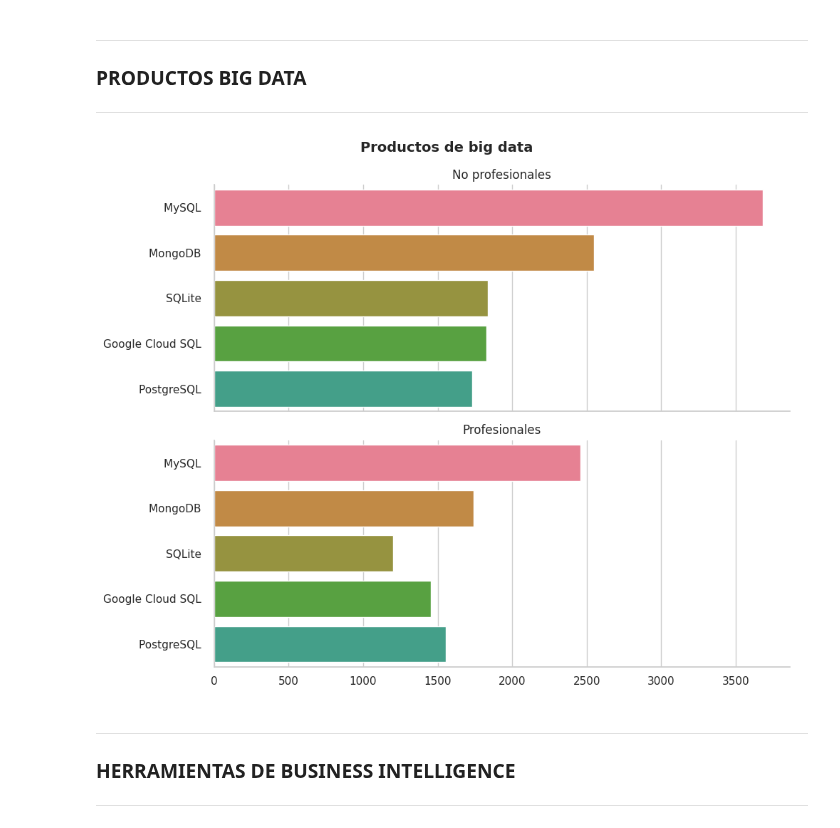
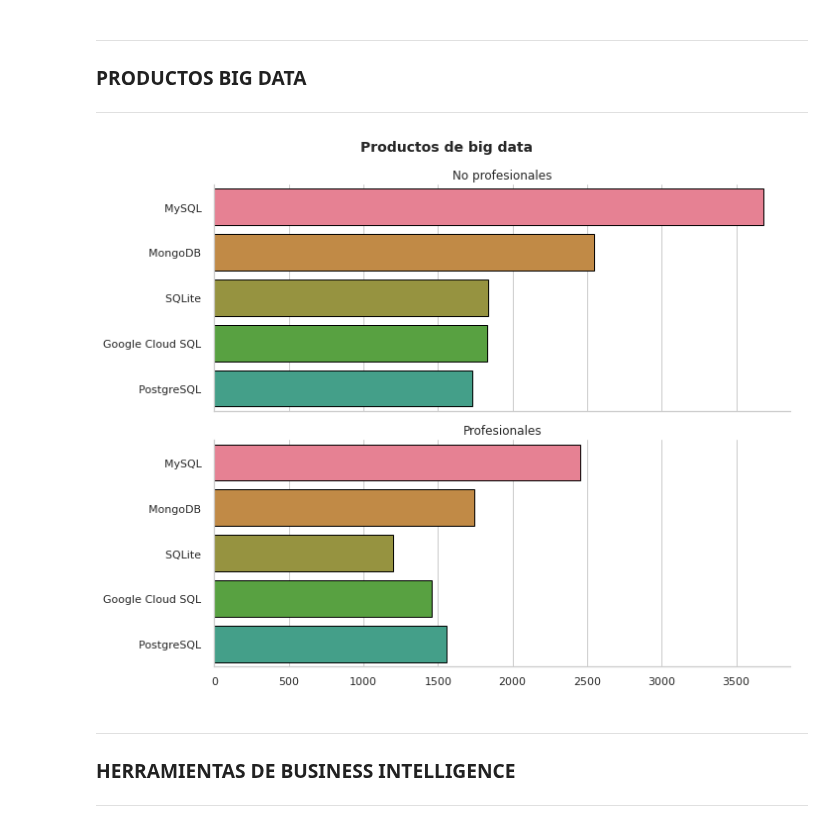
Before and after one commit to paulafuenteg/Kaggle-DS-ML-Survey, a Jupyter notebook: visualizacion.ipynb, the cells around one changed output. Drawn from its saved outputs; the diff is of its cells as text; code cells hidden in the pictures.

```diff
--- a/visualizacion.ipynb
+++ b/visualizacion.ipynb
@@ -321,22 +309,22 @@ orden_q32b = df_q32b_noprof['q32b_productos_familiar_bd'].value_counts()[:5].ind
 # %%
 fig, axes = plt.subplots(2,1, sharex= True)
 
-fig1 = sns.countplot(data = df_q32b_noprof, y = 'q32b_productos_familiar_bd', ax = axes[0], order= orden_q32b)
-fig2 = sns.countplot(data = df_q32b_prof, y = 'q32b_productos_familiar_bd', ax = axes[1], order= orden_q32b)
+fig1 = sns.countplot(data = df_q32b_noprof, y = 'q32b_productos_familiar_bd', ax = axes[0], order= orden_q32b, edgecolor ='black')
+fig2 = sns.countplot(data = df_q32b_prof, y = 'q32b_productos_familiar_bd', ax = axes[1], order= orden_q32b, edgecolor ='black')
 
 fig.suptitle("Productos de big data", fontsize = 14, fontweight='bold')
 axes[0].set_title("No profesionales")
 axes[1].set_title("Profesionales")
 
 axes[0].set(xlabel=None)
 axes[0].set(ylabel=None)
 axes[1].set(xlabel=None)
 axes[1].set(ylabel=None)
 
 plt.tight_layout()
 plt.show();
 # %% [output]
-[figure, old version]
+[figure, new version]
 # %% [markdown]
 ---
 ### HERRAMIENTAS DE BUSINESS INTELLIGENCE
```
Also changed, not shown: parts of 15 cells of this notebook.
